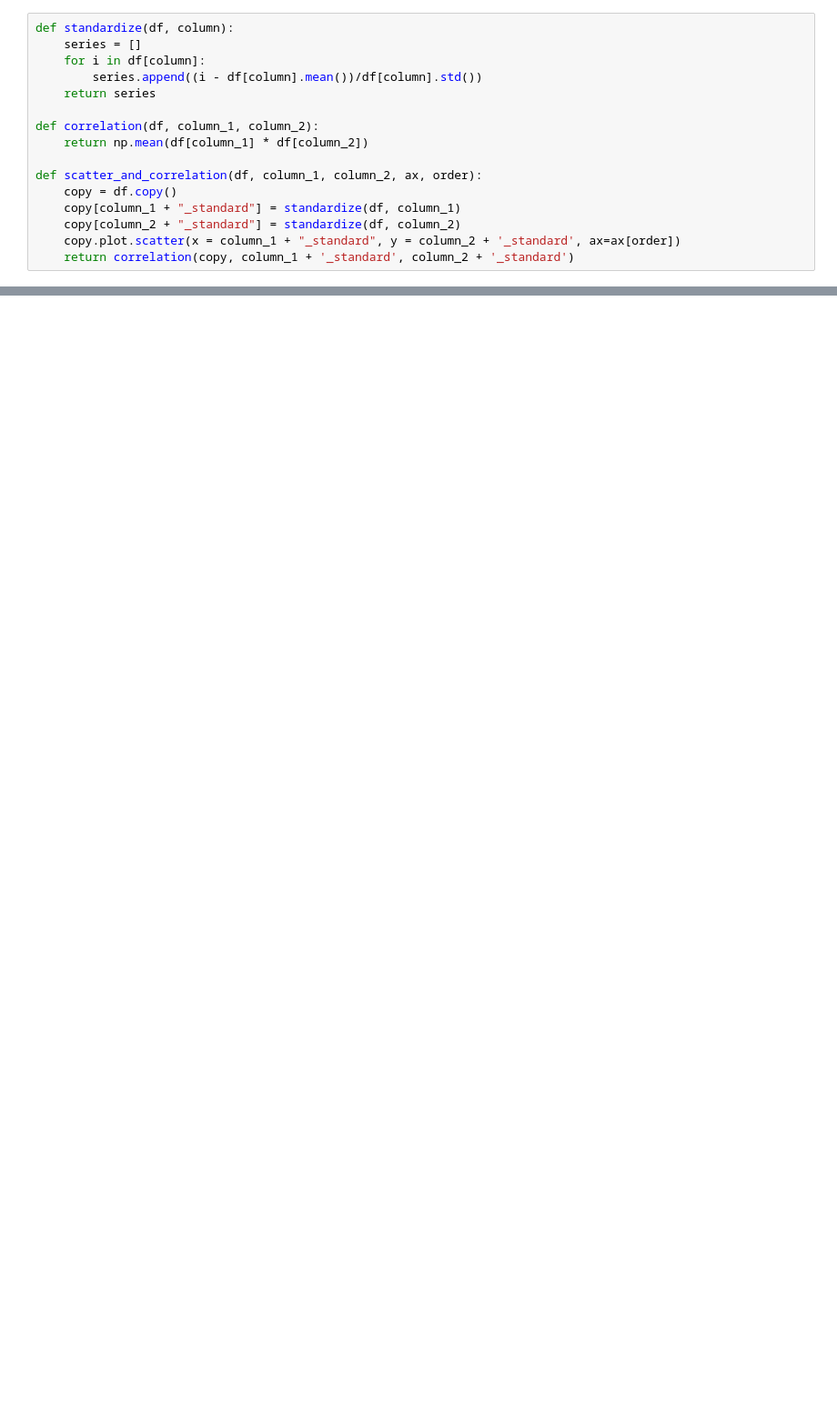
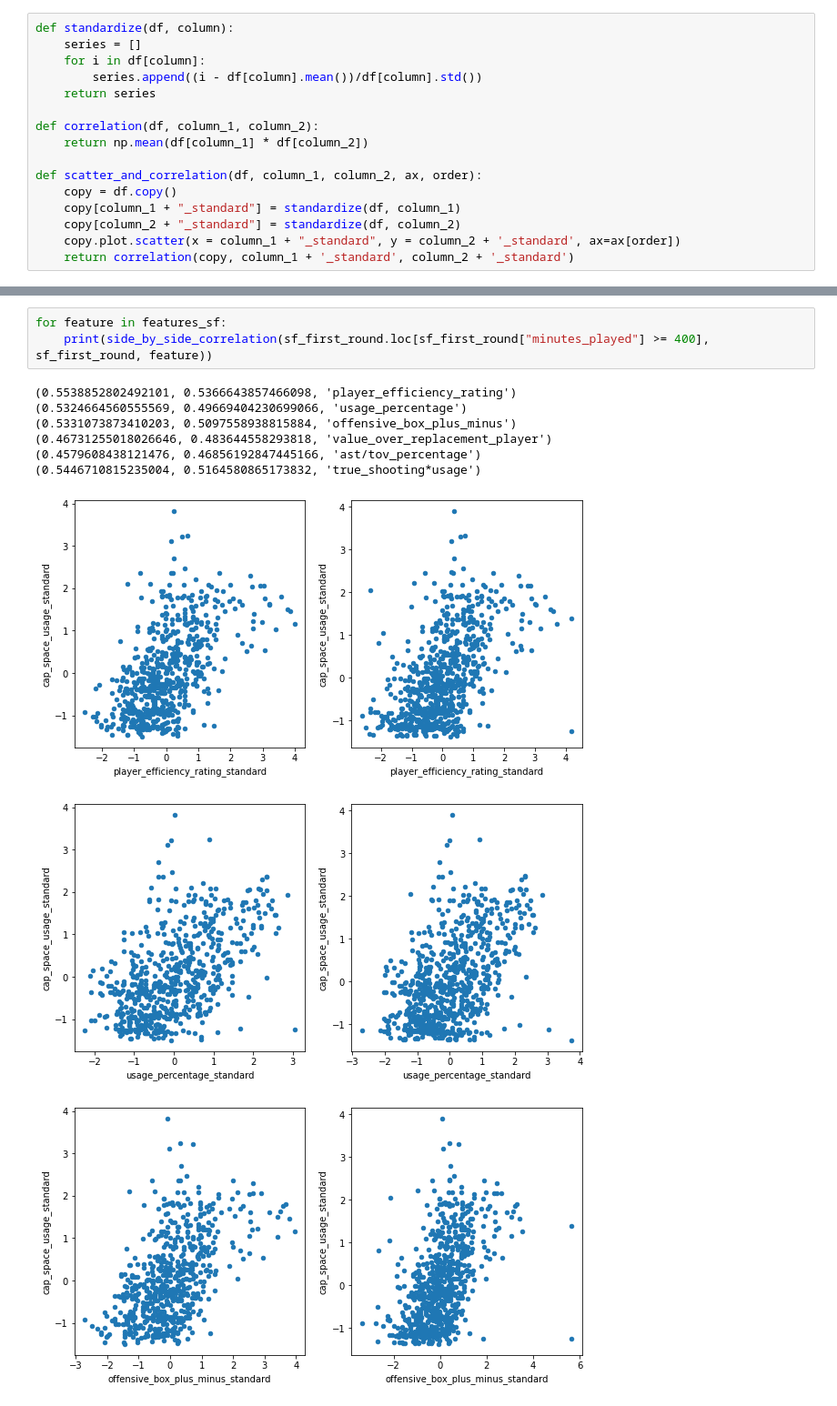
Before and after one commit to ZachLiu519/nba-model, a Jupyter notebook: week_2_data_exploration/filtered_stats_correlations.ipynb, the cells around one changed output, grey strips where cells are left out. Shown at 91% size. Cells and saved outputs as stored; diff of their text form; blank space fills up the shorter version.

```diff
--- a/week_2_data_exploration/filtered_stats_correlations.ipynb
+++ b/week_2_data_exploration/filtered_stats_correlations.ipynb
@@ -203,0 +196,13 @@ See the caveats in the documentation: https://pandas.pydata.org/pandas-docs/stab
+# %%
+for feature in features_sf:
+    print(side_by_side_correlation(sf_first_round.loc[sf_first_round["minutes_played"] >= 400], sf_first_round, feature))
+# %% [output]
+(0.5538852802492101, 0.5366643857466098, 'player_efficiency_rating')
+(0.5324664560555569, 0.49669404230699066, 'usage_percentage')
+(0.5331073873410203, 0.5097558938815884, 'offensive_box_plus_minus')
+(0.46731255018026646, 0.483644558293818, 'value_over_replacement_player')
+(0.4579608438121476, 0.46856192847445166, 'ast/tov_percentage')
+(0.5446710815235004, 0.5164580865173832, 'true_shooting*usage')
+[figure, added]
+[figure, added]
+[figure, added]
```
Also changed, not shown: parts of 24 cells of this notebook.
